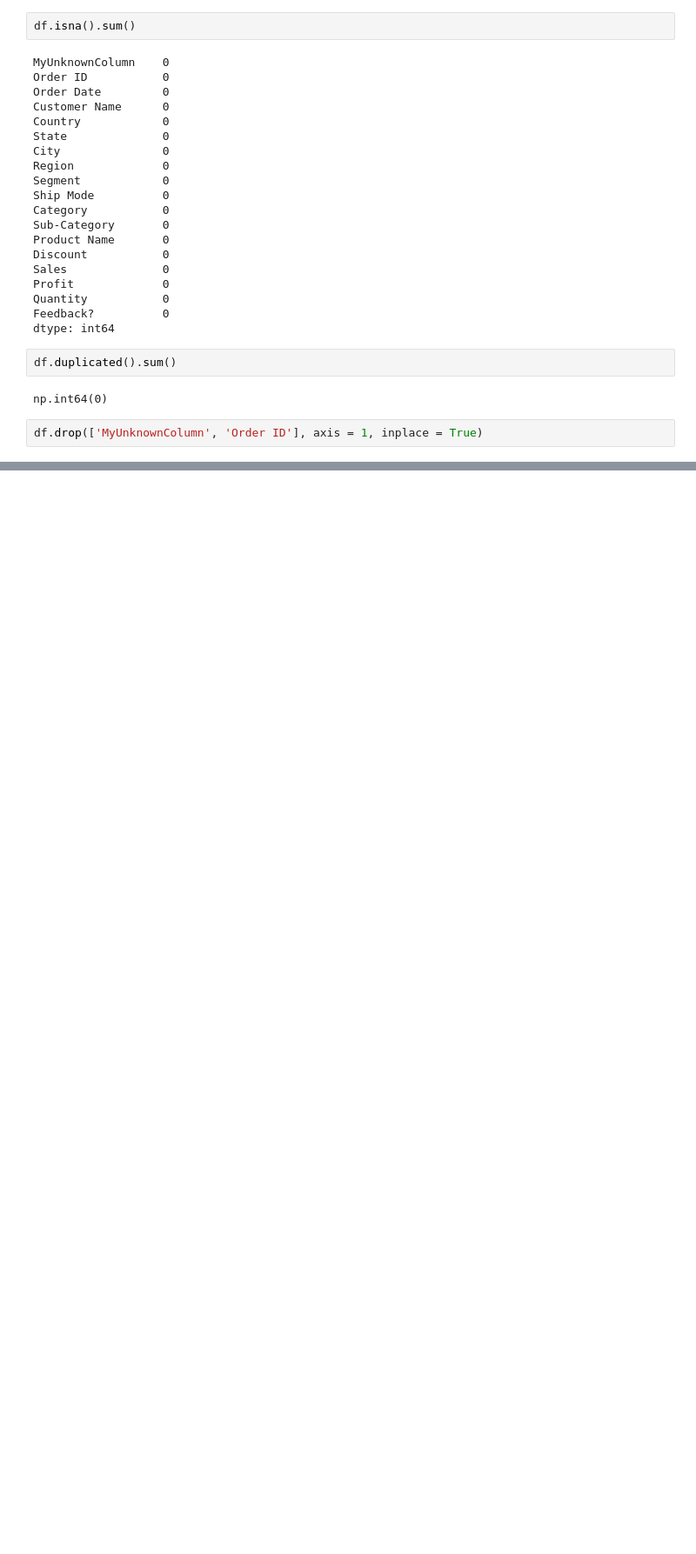
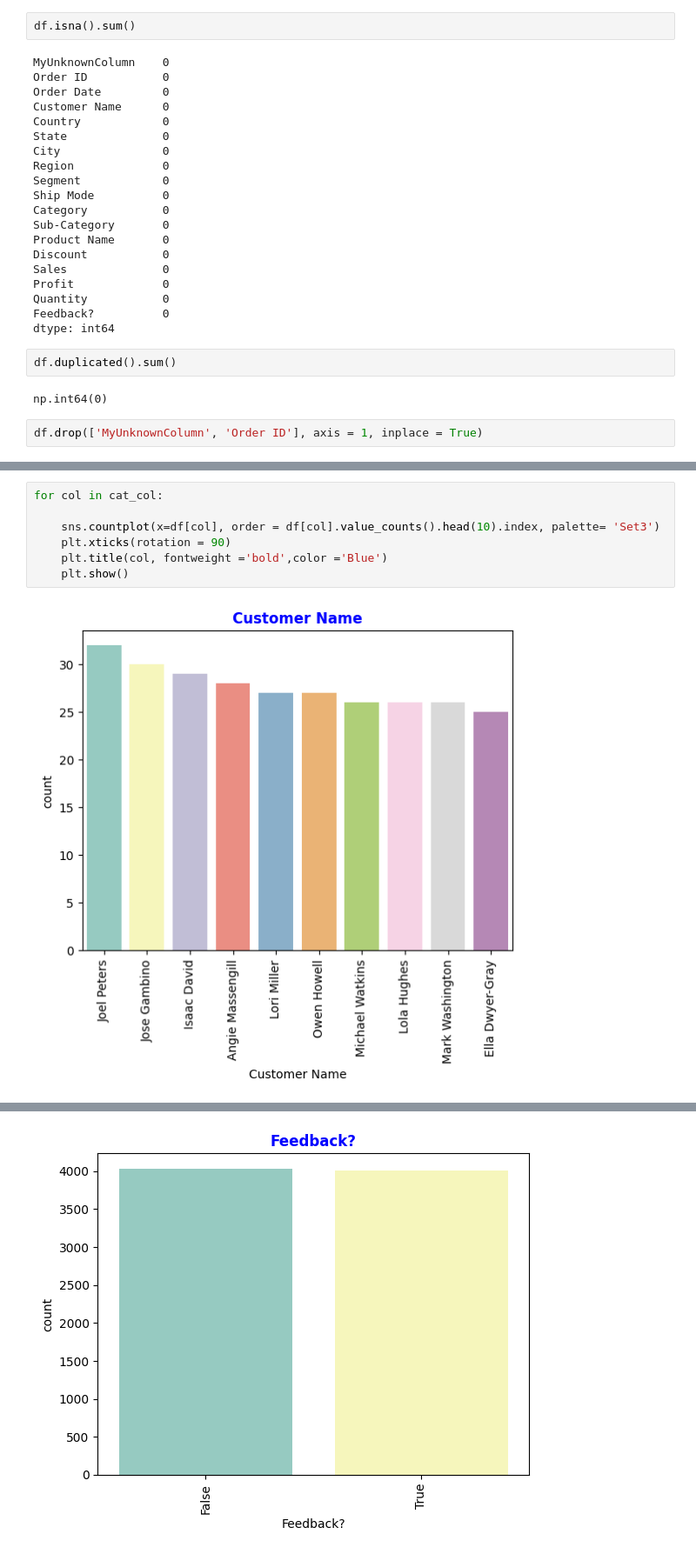
Before and after one commit to vineetha00/EDA, a Jupyter notebook: Euromart_Sales/euromart_sales_analysis.ipynb, the cells around one changed output, grey strips where cells are left out. Shown at 87% size. Saved outputs shown, nothing was run; the diff lists cells and outputs as text; blank space fills up the shorter version.

```diff
--- a/Euromart_Sales/euromart_sales_analysis.ipynb
+++ b/Euromart_Sales/euromart_sales_analysis.ipynb
@@ -126,0 +241,9 @@ df.head()
+# %%
+for col in cat_col:
+
+    sns.countplot(x=df[col], order = df[col].value_counts().head(10).index, palette= 'Set3')
+    plt.xticks(rotation = 90)
+    plt.title(col, fontweight ='bold',color ='Blue')
+    plt.show()
+# %% [output]
+[figure, added]
@@ -126,0 +259 @@ df.head()
+[figure, added]
```
Also changed, not shown: parts of 48 cells of this notebook.
